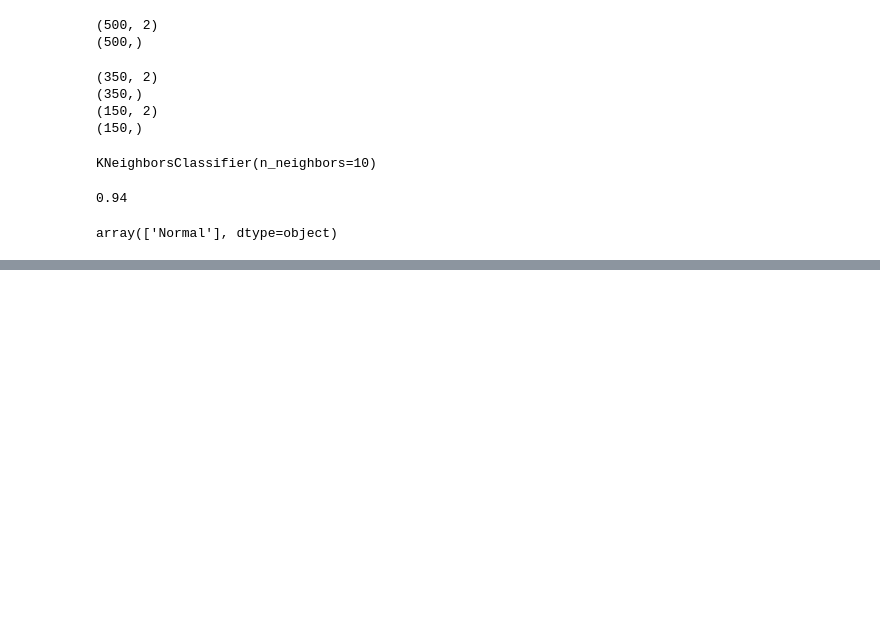
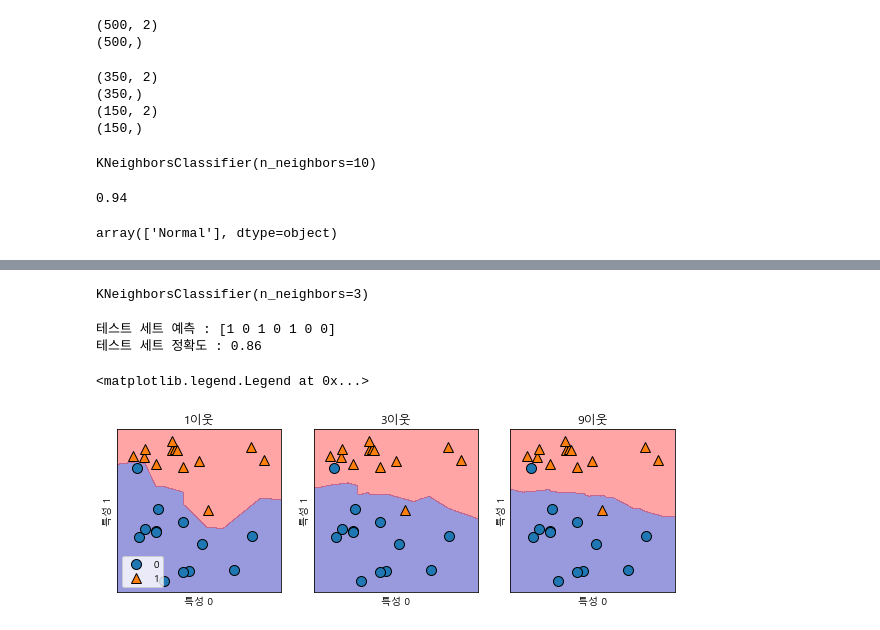
Before and after one commit to pillz9408/python, a Jupyter notebook: MachinLearning/basicBmi.ipynb, the cells around one changed output, grey strips where cells are left out. Cells and saved outputs as stored; diff of their text form; code cells hidden in the pictures; blank space fills up the shorter version.

```diff
--- a/MachinLearning/bmi.ipynb
+++ b/MachinLearning/basicBmi.ipynb
@@ -185,0 +208,39 @@ array(['Normal'], dtype=object)
+# %%
+import numpy as np
+from sklearn.model_selection import train_test_split
+from sklearn import metrics
+import mglearn
+import matplotlib.pyplot as plt
+from matplotlib import rc
+
+x, y = mglearn.datasets.make_forge()
+x_train, x_test, y_train, y_test = train_test_split(x,y, random_state=0)
+#random_state : 데이터를 섞어줄때, 다음에 호출했을때도 같은 값을 받기위해 사용=같은 커널일때만
+# %%
+from sklearn.neighbors import KNeighborsClassifier
+model = KNeighborsClassifier(n_neighbors=3)
+# %%
+model.fit(x_train, y_train)
+# %% [output]
+KNeighborsClassifier(n_neighbors=3)
+# %%
+print('테스트 세트 예측 :', model.predict(x_test))
+print('테스트 세트 정확도 : {:.2f}'.format(model.score(x_test, y_test)))
+# %% [output]
+테스트 세트 예측 : [1 0 1 0 1 0 0]
+테스트 세트 정확도 : 0.86
+# %%
+gif, axes = plt.subplots(1,3, figsize=(10,3))
+
+for n_neighbors, ax in zip([1,3,9], axes) :
+
+    model = KNeighborsClassifier(n_neighbors= n_neighbors).fit(x,y)
+    mglearn.plots.plot_2d_separator(model, x, fill=True, eps=0.5, ax=ax, alpha=.4)
+    mglearn.discrete_scatter(x[:,0], x[:,1], y, ax=ax)
+    ax.set_title('{}이웃'.format(n_neighbors))
+    ax.set_xlabel('특성 0')
+    ax.set_ylabel('특성 1')
+axes[0].legend(loc=3)
+# %% [output]
+<matplotlib.legend.Legend at 0x...>
+[figure, added]
```
Also changed, not shown: parts of 12 cells of this notebook.
